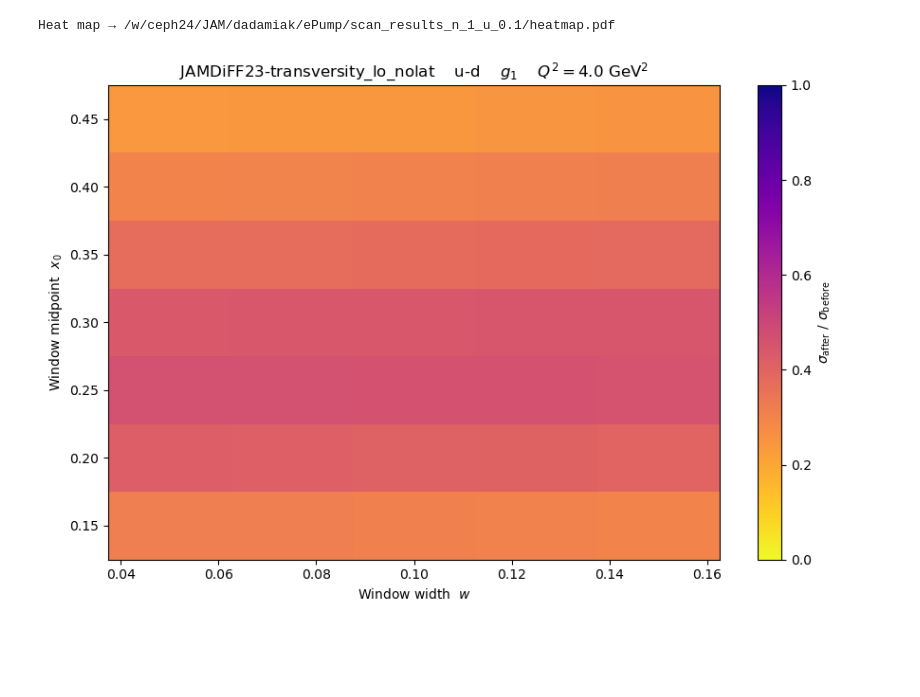
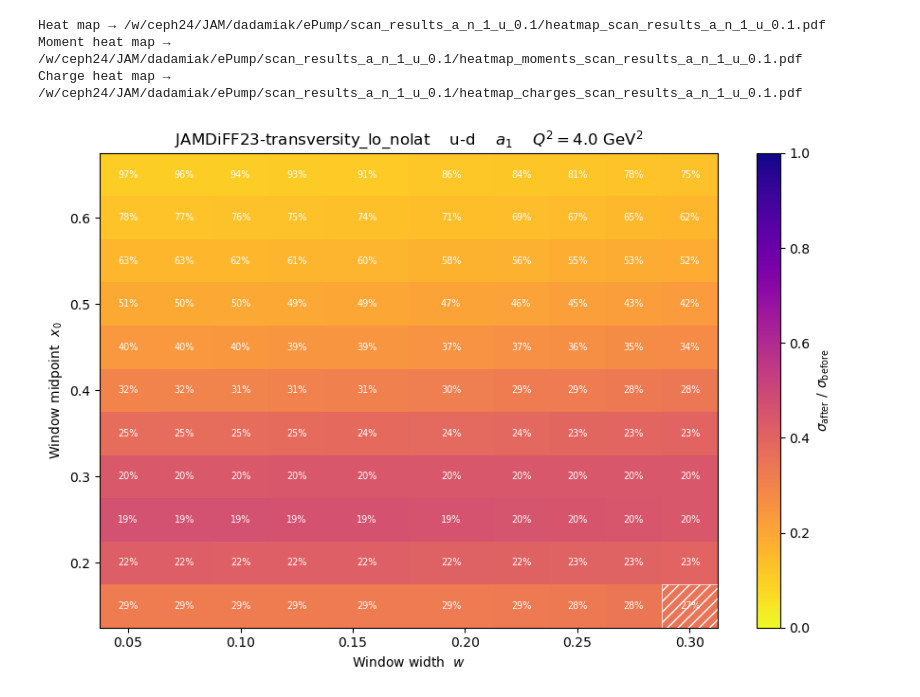
Before and after one commit to VolitionsDynamo/ePump_for_LatticePDF, a Jupyter notebook: scan_window_moments.ipynb, the cells around one changed output. Cells and saved outputs as stored; diff of their text form; code cells hidden in the pictures; blank space fills up the shorter version.

```diff
--- a/scan_window_moments.ipynb
+++ b/scan_window_moments.ipynb
@@ -11,9 +11,9 @@ os.environ["LHAPDF_DATA_PATH"] = custom_path
 
 from scan_window_moments import WindowMomentScanner
 # %%
-scanner1 = WindowMomentScanner('runcard_g_n_1_u_0.1.py')   # or pass a cfg dict directly
-scanner2 = WindowMomentScanner('runcard_g_n_2_u_0.1.py')
-scanner3 = WindowMomentScanner('runcard_g_n_1_u_0.25.py')
+scanner1 = WindowMomentScanner('runcard_a_n_1_u_0.1.py')   # or pass a cfg dict directly
+# scanner2 = WindowMomentScanner('runcard_g_n_2_u_0.1.py')
+# scanner3 = WindowMomentScanner('runcard_g_n_1_u_0.25.py')
 # %%
 # scanner.load()
 scanner1.run()
@@ -39,0 +41,4 @@ mid_0.4000_wid_0.1500, version 1; 101 PDF members
+# %%
+scanner1.run_moments()
+# scanner2.run_moments()
+# scanner3.run_moments()
@@ -39,0 +64,2 @@ mid_0.4000_wid_0.1500, version 1; 101 PDF members
+# %%
+scanner1.run_charges()
@@ -40,5 +85,9 @@ mid_0.4000_wid_0.1500, version 1; 101 PDF members
 # %%
-fig = scanner1.plot()                           # displays inline in Jupyter
+fig = scanner1.plot()
+fig = scanner1.plot_moments()   # displays inline in Jupyter
+fig = scanner1.plot_charges()
 # %% [output]
-Heat map → /w/ceph24/JAM/dadamiak/ePump/scan_results_n_1_u_0.1/heatmap.pdf
+Heat map → /w/ceph24/JAM/dadamiak/ePump/scan_results_a_n_1_u_0.1/heatmap_scan_results_a_n_1_u_0.1.pdf
+Moment heat map → /w/ceph24/JAM/dadamiak/ePump/scan_results_a_n_1_u_0.1/heatmap_moments_scan_results_a_n_1_u_0.1.pdf
+Charge heat map → /w/ceph24/JAM/dadamiak/ePump/scan_results_a_n_1_u_0.1/heatmap_charges_scan_results_a_n_1_u_0.1.pdf
-[figure, old version]
+[figure, new version]
```
Also changed, not shown: parts of 6 cells of this notebook, 1 other file.
